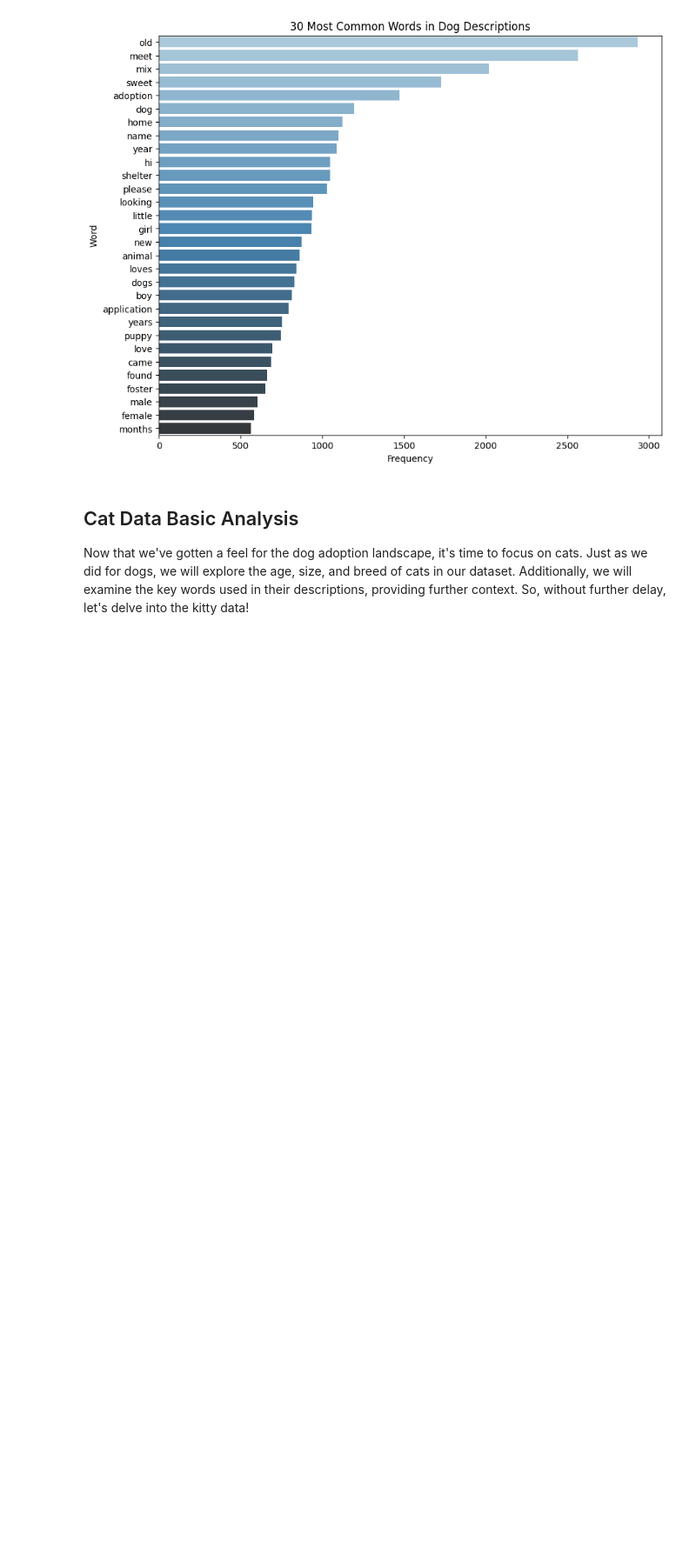
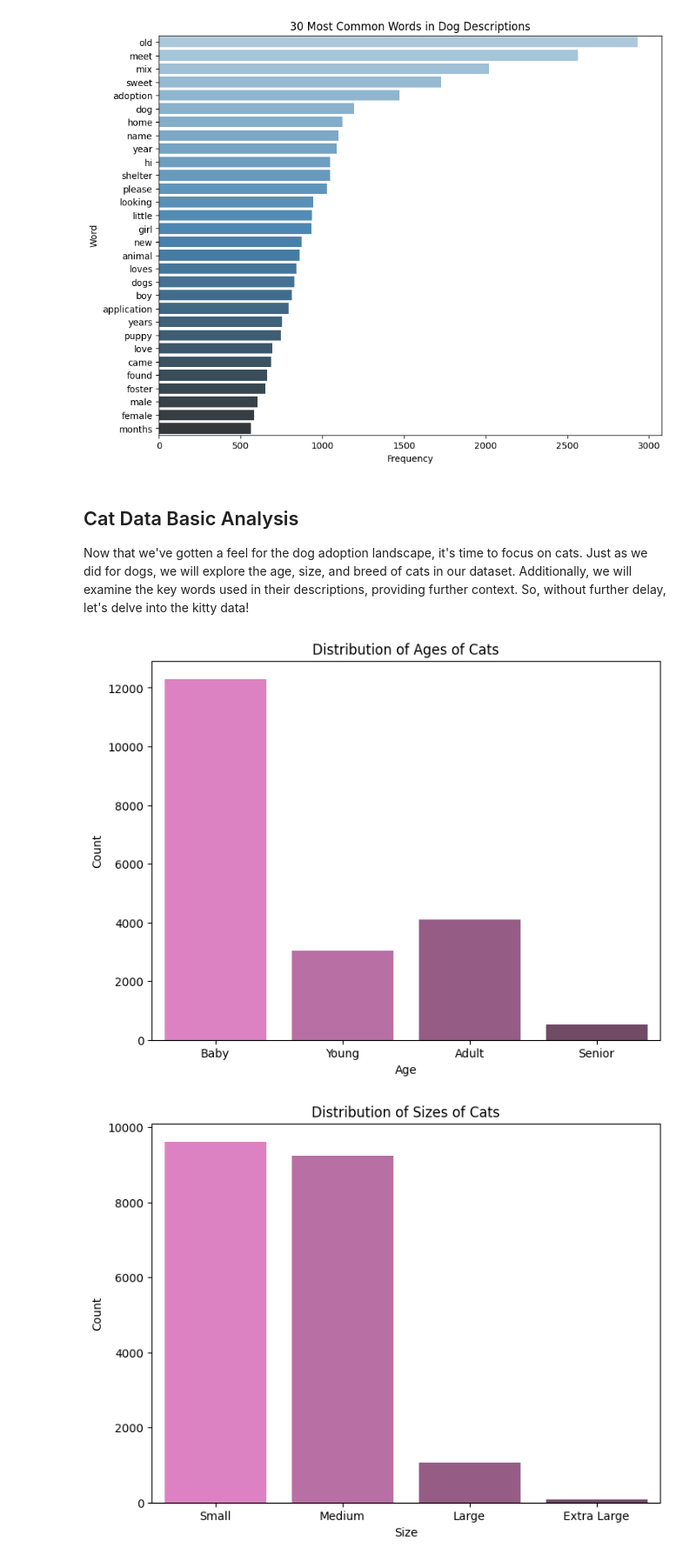
Before and after one commit to violeta-kastreva/pet-adoption-rates-research, a Jupyter notebook: pets-research.ipynb, the cells around one changed output. Shown: that part at 87% size. Saved outputs shown, nothing was run; the diff lists cells and outputs as text; code cells hidden in the pictures; blank space fills up the shorter version.

```diff
--- a/pets-research.ipynb
+++ b/pets-research.ipynb
@@ -218,3 +223,47 @@ text_analysis(df)
 ## Cat Data Basic Analysis
 
 Now that we've gotten a feel for the dog adoption landscape, it's time to focus on cats. Just as we did for dogs, we will explore the age, size, and breed of cats in our dataset. Additionally, we will examine the key words used in their descriptions, providing further context. So, without further delay, let's delve into the kitty data!
+# %%
+df = pd.read_csv("data/cats.csv")
+
+pink_palette = sns.dark_palette("#eb73c9", as_cmap=False, reverse=True)
+
+# Define the order
+age_order = ['Baby', 'Young', 'Adult', 'Senior']
+size_order = ['Small', 'Medium', 'Large', 'Extra Large']
+
+# Convert the 'age' and 'size' columns to ordered categorical types
+df['age'] = pd.Categorical(df['age'], categories=age_order, ordered=True)
+df['size'] = pd.Categorical(df['size'], categories=size_order, ordered=True)
+
+# Create a count plot for age
+plt.figure(figsize=(8, 6))
+sns.countplot(x='age', data=df, order=age_order, palette=pink_palette)
+plt.title('Distribution of Ages of Cats')
+plt.xlabel('Age')
+plt.ylabel('Count')
+plt.show()
+
+# Create a count plot for size
+plt.figure(figsize=(8, 6))
+sns.countplot(x='size', data=df, order=size_order, palette=pink_palette)
+plt.title('Distribution of Sizes of Cats')
+plt.xlabel('Size')
+plt.ylabel('Count')
+plt.show()
+
+# Create a count plot for gender
+plt.figure(figsize=(4, 6))
+sns.countplot(x='gender', data=df, palette=pink_palette)
+plt.title('Distribution of Gender of Cats')
+plt.xlabel('Gender')
+plt.ylabel('Count')
+
+# For yticks, assume we want to see every 500 units
+yticks = np.arange(0, df['gender'].value_counts().max(), 500)
+plt.yticks(yticks)
+
+plt.show()
+# %% [output]
+[figure, added]
+[figure, added]
```
Also changed, not shown: parts of 8 cells of this notebook.
